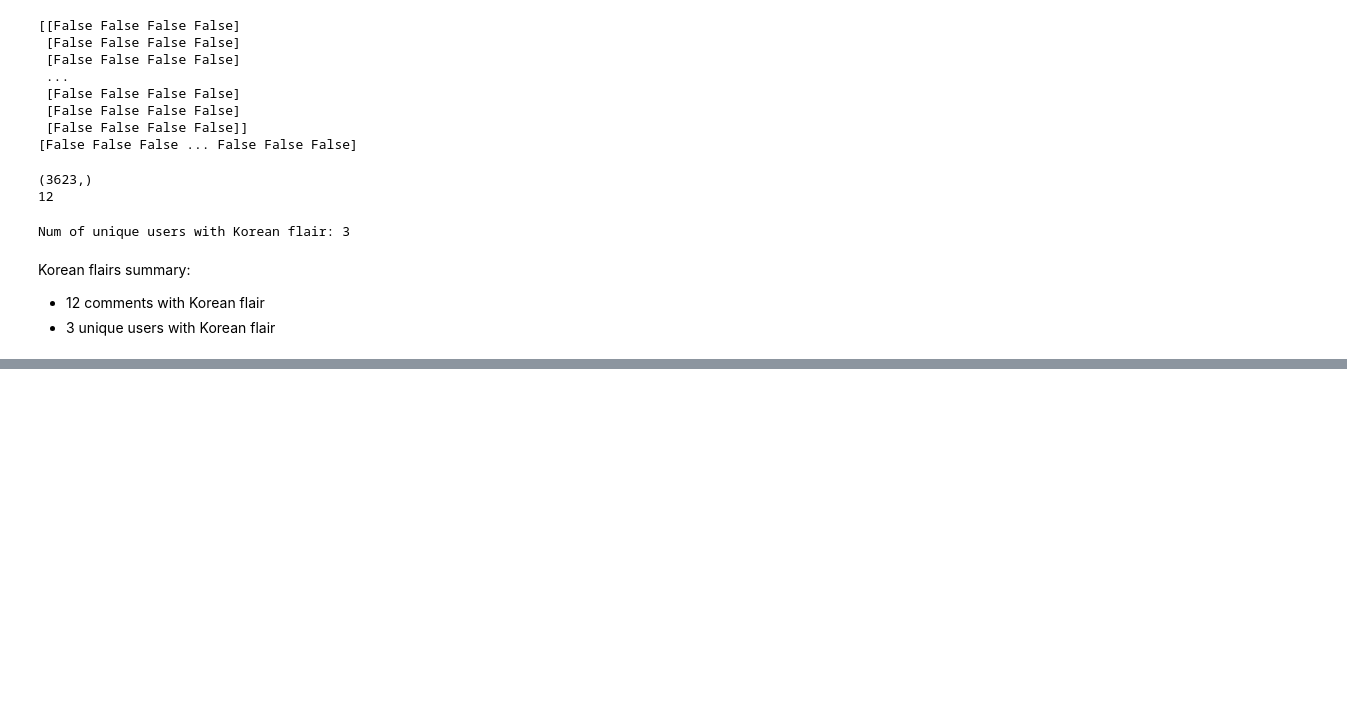
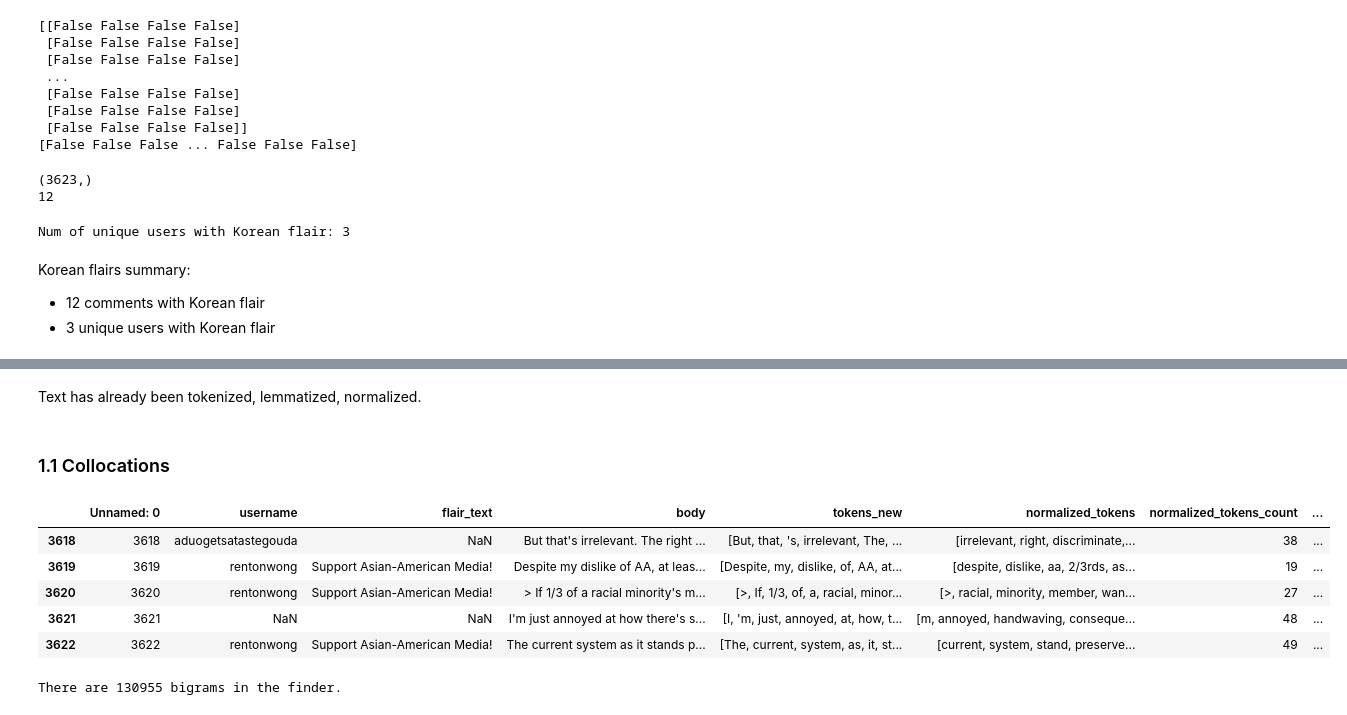
Before and after one commit to ddlee19/macs30200, a Jupyter notebook: analysis/topic_model.ipynb, the cells around one changed output, grey strips where cells are left out. Saved outputs shown, nothing was run; the diff lists cells and outputs as text; code cells hidden in the pictures; blank space fills up the shorter version.

```diff
--- a/analysis/topic_model.ipynb
+++ b/analysis/topic_model.ipynb
@@ -181,0 +250,18 @@ Korean flairs summary:
+# %% [markdown]
+Text has already been tokenized, lemmatized, normalized.
+# %% [markdown]
+### 1.1 Collocations
+# %%
+comments_df.tail(5)
+# %% [output]
+|  | Unnamed: 0 | username | flair_text | body | tokens_new | normalized_tokens | normalized_tokens_count | ... |
+| 3618 | 3618 | aduogetsatastegouda | NaN | But that's irrelevant. The right ... | [But, that, 's, irrelevant, The, ... | [irrelevant, right, discriminate,... | 38 | ... |
+| 3619 | 3619 | rentonwong | Support Asian-American Media! | Despite my dislike of AA, at leas... | [Despite, my, dislike, of, AA, at... | [despite, dislike, aa, 2/3rds, as... | 19 | ... |
+| 3620 | 3620 | rentonwong | Support Asian-American Media! | > If 1/3 of a racial minority's m... | [>, If, 1/3, of, a, racial, minor... | [>, racial, minority, member, wan... | 27 | ... |
+| 3621 | 3621 | NaN | NaN | I'm just annoyed at how there's s... | [I, 'm, just, annoyed, at, how, t... | [m, annoyed, handwaving, conseque... | 48 | ... |
+| 3622 | 3622 | rentonwong | Support Asian-American Media! | The current system as it stands p... | [The, current, system, as, it, st... | [current, system, stand, preserve... | 49 | ... |
+# %%
+bigrams = nltk.collocations.BigramCollocationFinder.from_words(comments_df['normalized_tokens'].sum())
+print(f'There are {bigrams.N} bigrams in the finder.')
+# %% [output]
+There are 130955 bigrams in the finder.
```
Also changed, not shown: parts of 26 cells of this notebook, 1 other file.
